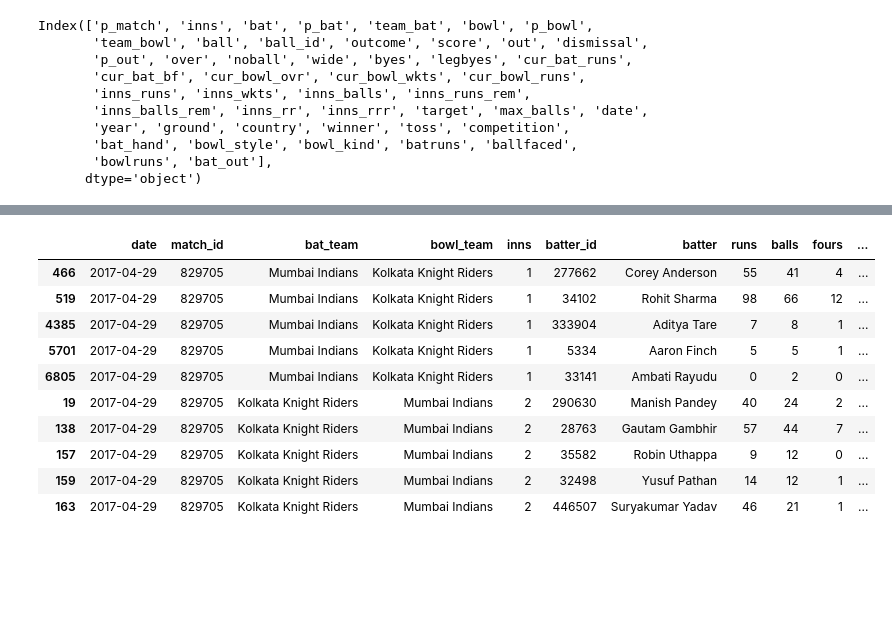
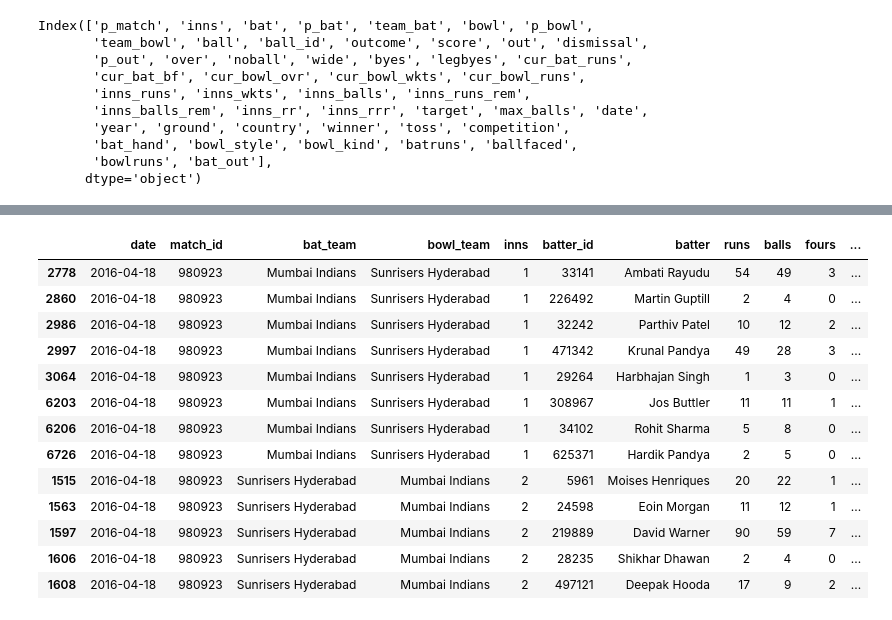
Before and after one commit to ShekhawaTTiku/IPL_Fantasy_Cricket_Team_Generator, a Jupyter notebook: notebooks/ganjoo_ipl_bbb_to_mbm_bat.ipynb, the cells around one changed output, grey strips where cells are left out. Saved outputs shown, nothing was run; the diff lists cells and outputs as text; code cells hidden in the pictures; blank space fills up the shorter version.

```diff
--- a/notebooks/ganjoo_ipl_bbb_to_mbm_bat.ipynb
+++ b/notebooks/ganjoo_ipl_bbb_to_mbm_bat.ipynb
@@ -185,16 +141,19 @@ batting_card.sample()
 # %%
-batting_card[batting_card['match_id'] == 829705]
+batting_card[batting_card['match_id'] == 980923]
 # %% [output]
 |  | date | match_id | bat_team | bowl_team | inns | batter_id | batter | runs | balls | fours | ... |
-| 466 | 2017-04-29 | 829705 | Mumbai Indians | Kolkata Knight Riders | 1 | 277662 | Corey Anderson | 55 | 41 | 4 | ... |
-| 519 | 2017-04-29 | 829705 | Mumbai Indians | Kolkata Knight Riders | 1 | 34102 | Rohit Sharma | 98 | 66 | 12 | ... |
-| 4385 | 2017-04-29 | 829705 | Mumbai Indians | Kolkata Knight Riders | 1 | 333904 | Aditya Tare | 7 | 8 | 1 | ... |
-| 5701 | 2017-04-29 | 829705 | Mumbai Indians | Kolkata Knight Riders | 1 | 5334 | Aaron Finch | 5 | 5 | 1 | ... |
-| 6805 | 2017-04-29 | 829705 | Mumbai Indians | Kolkata Knight Riders | 1 | 33141 | Ambati Rayudu | 0 | 2 | 0 | ... |
-| 19 | 2017-04-29 | 829705 | Kolkata Knight Riders | Mumbai Indians | 2 | 290630 | Manish Pandey | 40 | 24 | 2 | ... |
-| 138 | 2017-04-29 | 829705 | Kolkata Knight Riders | Mumbai Indians | 2 | 28763 | Gautam Gambhir | 57 | 44 | 7 | ... |
-| 157 | 2017-04-29 | 829705 | Kolkata Knight Riders | Mumbai Indians | 2 | 35582 | Robin Uthappa | 9 | 12 | 0 | ... |
-| 159 | 2017-04-29 | 829705 | Kolkata Knight Riders | Mumbai Indians | 2 | 32498 | Yusuf Pathan | 14 | 12 | 1 | ... |
-| 163 | 2017-04-29 | 829705 | Kolkata Knight Riders | Mumbai Indians | 2 | 446507 | Suryakumar Yadav | 46 | 21 | 1 | ... |
+| 2778 | 2016-04-18 | 980923 | Mumbai Indians | Sunrisers Hyderabad | 1 | 33141 | Ambati Rayudu | 54 | 49 | 3 | ... |
+| 2860 | 2016-04-18 | 980923 | Mumbai Indians | Sunrisers Hyderabad | 1 | 226492 | Martin Guptill | 2 | 4 | 0 | ... |
+| 2986 | 2016-04-18 | 980923 | Mumbai Indians | Sunrisers Hyderabad | 1 | 32242 | Parthiv Patel | 10 | 12 | 2 | ... |
+| 2997 | 2016-04-18 | 980923 | Mumbai Indians | Sunrisers Hyderabad | 1 | 471342 | Krunal Pandya | 49 | 28 | 3 | ... |
+| 3064 | 2016-04-18 | 980923 | Mumbai Indians | Sunrisers Hyderabad | 1 | 29264 | Harbhajan Singh | 1 | 3 | 0 | ... |
+| 6203 | 2016-04-18 | 980923 | Mumbai Indians | Sunrisers Hyderabad | 1 | 308967 | Jos Buttler | 11 | 11 | 1 | ... |
+| 6206 | 2016-04-18 | 980923 | Mumbai Indians | Sunrisers Hyderabad | 1 | 34102 | Rohit Sharma | 5 | 8 | 0 | ... |
+| 6726 | 2016-04-18 | 980923 | Mumbai Indians | Sunrisers Hyderabad | 1 | 625371 | Hardik Pandya | 2 | 5 | 0 | ... |
+| 1515 | 2016-04-18 | 980923 | Sunrisers Hyderabad | Mumbai Indians | 2 | 5961 | Moises Henriques | 20 | 22 | 1 | ... |
+| 1563 | 2016-04-18 | 980923 | Sunrisers Hyderabad | Mumbai Indians | 2 | 24598 | Eoin Morgan | 11 | 12 | 1 | ... |
+| 1597 | 2016-04-18 | 980923 | Sunrisers Hyderabad | Mumbai Indians | 2 | 219889 | David Warner | 90 | 59 | 7 | ... |
+| 1606 | 2016-04-18 | 980923 | Sunrisers Hyderabad | Mumbai Indians | 2 | 28235 | Shikhar Dhawan | 2 | 4 | 0 | ... |
+| 1608 | 2016-04-18 | 980923 | Sunrisers Hyderabad | Mumbai Indians | 2 | 497121 | Deepak Hooda | 17 | 9 | 2 | ... |
 # %%
 batting_card.to_csv('ganjoo_ipl_mbm_bat.csv', index=False)
```
Also changed, not shown: parts of 10 cells of this notebook.
